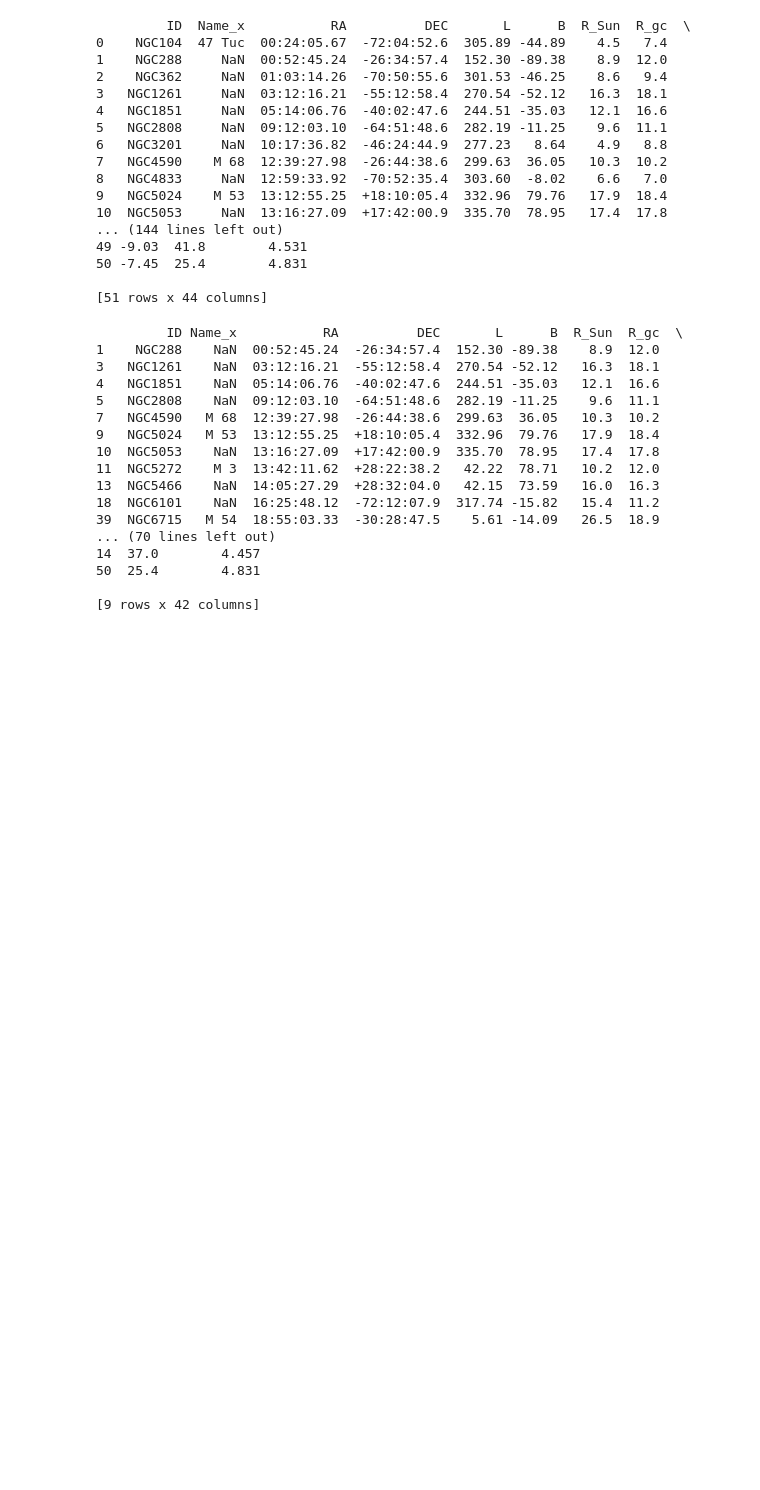
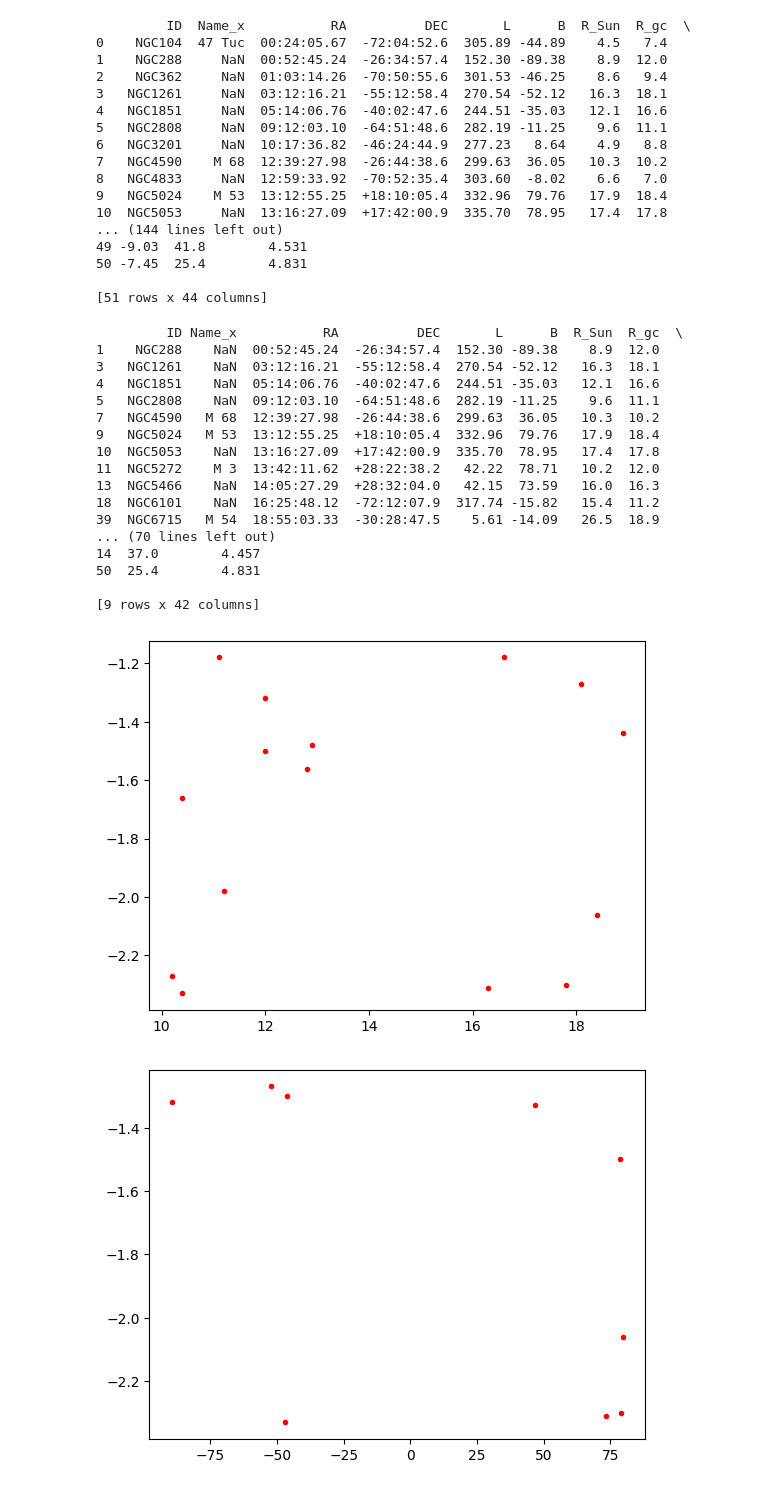
Before and after one commit to matilda-2116/3116_assignment_AshtonMatildaVix, a Jupyter notebook: Krause21.ipynb, the cells around one changed output. Drawn from its saved outputs; the diff is of its cells as text; code cells hidden in the pictures; blank space fills up the shorter version.

```diff
--- a/Krause21.ipynb
+++ b/Krause21.ipynb
@@ -126,28 +126,39 @@ merge_final.to_csv("GC_Merged_Table.csv", index = False)
 # %%
 # Now I would like to inspect the correlation between high ecentricity orbits and metallicity.
 
 mdf = pd.read_csv('GC_Merged_Table.csv')
+# R_gc = mdf['R_gc']
+# Metallicity = mdf['Fe/H']
+# G_Longitude = mdf['B']
 
-R_gc = mdf['R_gc']
-G_Longitude = mdf['B']
+High_R_gc = mdf[mdf['R_gc'] > 10]
+print(High_R_gc)
+High_Long = mdf[(mdf['B'] > 45) | (mdf['B'] < -45)]
+print(High_Long)
 
-print(mdf[mdf['R_gc'] > 10])
-print(mdf[(mdf['B'] > 45) | (mdf['B'] < -45)])
+plt.plot(High_R_gc['R_gc'], High_R_gc['FeH_y'], "r.")
+plt.show()
+plt.plot(High_Long['B'], High_Long['FeH_y'], "r.")
+plt.show()
+plt.plot(mdf['L'], mdf['FeH_y'], "r.")
+plt.show()
 # %% [output]
          ID Name_x           RA          DEC       L      B  R_Sun  R_gc  \
 1    NGC288    NaN  00:52:45.24  -26:34:57.4  152.30 -89.38    8.9  12.0
 3   NGC1261    NaN  03:12:16.21  -55:12:58.4  270.54 -52.12   16.3  18.1
 4   NGC1851    NaN  05:14:06.76  -40:02:47.6  244.51 -35.03   12.1  16.6
 5   NGC2808    NaN  09:12:03.10  -64:51:48.6  282.19 -11.25    9.6  11.1
 7   NGC4590   M 68  12:39:27.98  -26:44:38.6  299.63  36.05   10.3  10.2
 9   NGC5024   M 53  13:12:55.25  +18:10:05.4  332.96  79.76   17.9  18.4
 10  NGC5053    NaN  13:16:27.09  +17:42:00.9  335.70  78.95   17.4  17.8
 11  NGC5272    M 3  13:42:11.62  +28:22:38.2   42.22  78.71   10.2  12.0
 13  NGC5466    NaN  14:05:27.29  +28:32:04.0   42.15  73.59   16.0  16.3
 18  NGC6101    NaN  16:25:48.12  -72:12:07.9  317.74 -15.82   15.4  11.2
 39  NGC6715   M 54  18:55:03.33  -30:28:47.5    5.61 -14.09   26.5  18.9
 ... (70 lines left out)
 14  37.0        4.457
 50  25.4        4.831
 
 [9 rows x 42 columns]
+[figure, added]
+[figure, added]
```
Also changed, not shown: parts of 1 cell of this notebook.
